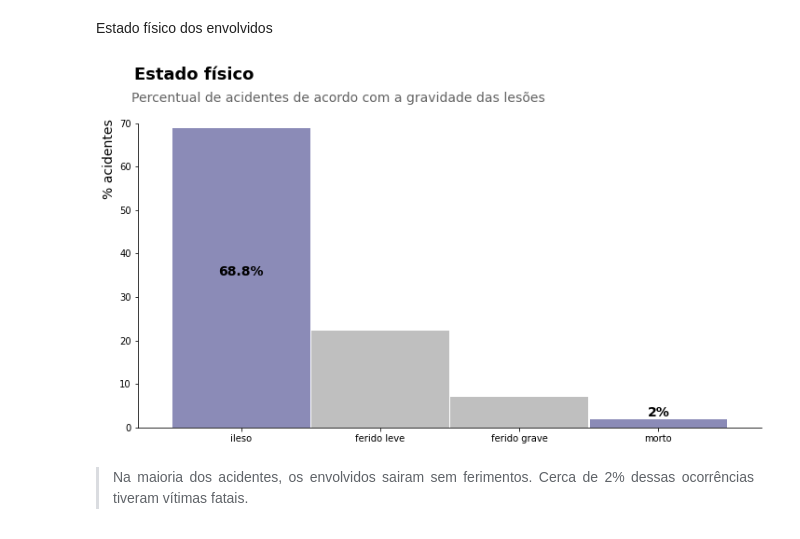
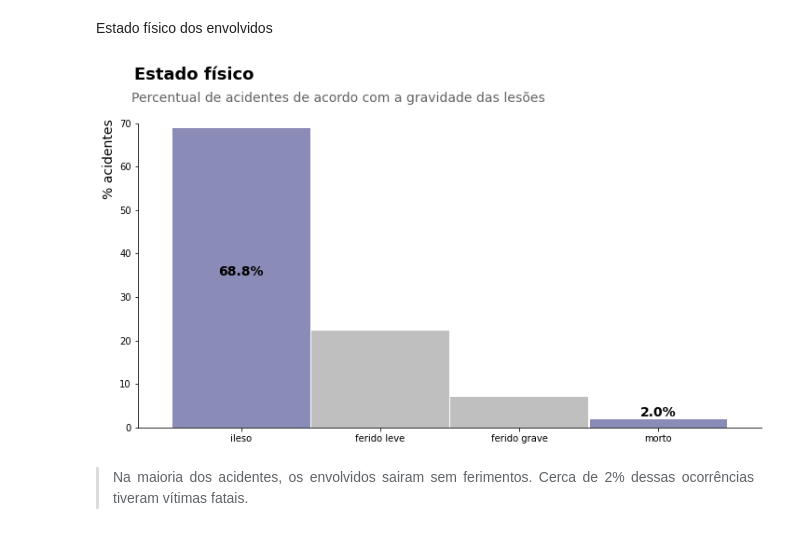
Before and after one commit to LilianeAquino/aed_projeto_1_revisitado, a Jupyter notebook: template_análise_exploratória.ipynb, the cells around one changed output. Saved outputs shown, nothing was run; the diff lists cells and outputs as text; code cells hidden in the pictures.

```diff
--- a/template_análise_exploratória.ipynb
+++ b/template_análise_exploratória.ipynb
@@ -195,7 +195,7 @@ memory usage: 306.6+ MB
 # %%
 labels = ['criança', 'adolescente', 'jovem', 'adulto', 'idoso']
 classes = [0, 11, 17, 29, 59, 99]
-df['faixa_etaria'] = pd.cut(x=df['idade'], bins=classes, labels=labels)
+df['faixa_etaria'] = pd.cut(x=df['idade'], bins=classes, labels=labels, include_lowest=True)
 # %% [markdown]
 ### Agrupamento da variável veículos
 # %%
@@ -311,22 +311,22 @@ Estado físico dos envolvidos
 # %%
 suptitle = 'Estado físico'
 title = 'Percentual de acidentes de acordo com a gravidade das lesões'
 
 colors=['#191970', '#808080', '#808080', '#191970']
 
 percentual = round(df['estado_fisico'].value_counts(normalize=True) * 100, 2)
 percentual.plot.bar(width=0.99, alpha=0.5, figsize=(12, 6), rot=False, color=colors).spines[['top', 'right']].set_visible(False)
 plt.suptitle(suptitle, fontsize=18, y=1.02, horizontalalignment='left', x=0.12, color='black', weight='bold')
 plt.title(title, fontsize=14, color='#646464', y=1.05, loc='left', x=-0.01)
 plt.ylabel('% acidentes', fontsize=14, horizontalalignment='left', y=0.75)
 plt.grid(False)
-plt.text(0, 35, '68.8%', fontsize=14, weight='bold', horizontalalignment='center')
-plt.text(3, 2.5, '2%', fontsize=14, weight='bold', horizontalalignment='center')
+plt.text(0, 35, str(percentual[0].round(1))+'%', fontsize=14, weight='bold', horizontalalignment='center')
+plt.text(3, 2.5, str(percentual[3].round(1))+'%', fontsize=14, weight='bold', horizontalalignment='center')
 plt.xlabel(None)
 plt.ylim(0, 70)
 plt.show()
 # %% [output]
-[figure, old version]
+[figure, new version]
 # %% [markdown]
 > <p style='text-align: justify;'><font size=2.85>Na maioria dos acidentes, os envolvidos sairam sem ferimentos. Cerca de 2% dessas ocorrências tiveram vítimas fatais.</font></p>
 # %% [markdown]
```
Also changed, not shown: parts of 27 cells of this notebook, 1 other file.
